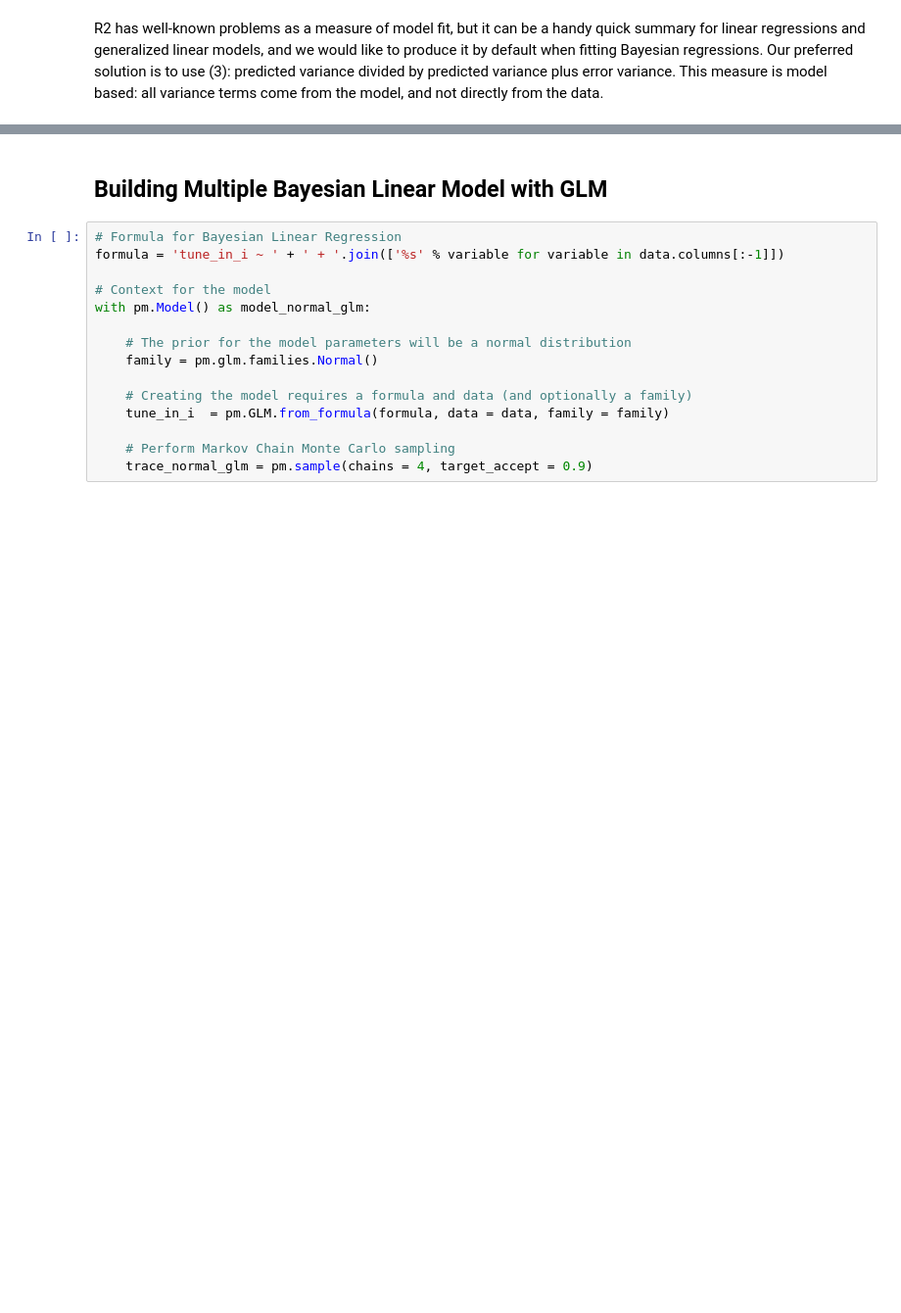
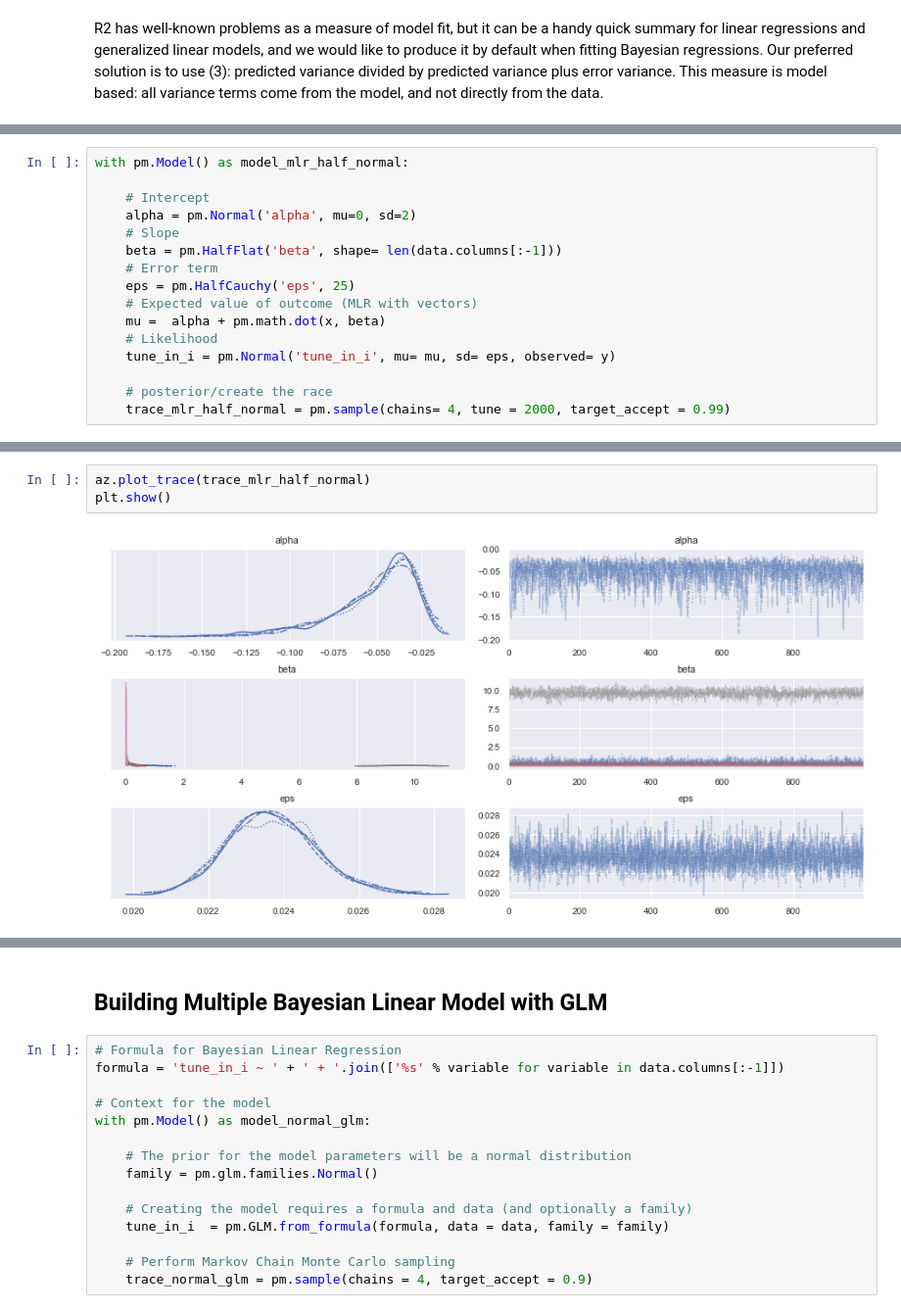
Before and after one commit to vanitoz/Bet-Awards, a Jupyter notebook: EDA_Modeling.ipynb, the cells around one changed output, grey strips where cells are left out. Shown at 98% size. Cells and saved outputs as stored; diff of their text form; blank space fills up the shorter version.

```diff
--- a/EDA_Modeling.ipynb
+++ b/EDA_Modeling.ipynb
@@ -218,0 +221,16 @@ posterior predictive variable tune_in_i's shape not compatible with number of ch
+# %%
+with pm.Model() as model_mlr_half_normal:
+
+    # Intercept
+    alpha = pm.Normal('alpha', mu=0, sd=2)
+    # Slope
+    beta = pm.HalfFlat('beta', shape= len(data.columns[:-1]))
+    # Error term
+    eps = pm.HalfCauchy('eps', 25)
+    # Expected value of outcome (MLR with vectors)
+    mu =  alpha + pm.math.dot(x, beta)
+    # Likelihood
+    tune_in_i = pm.Normal('tune_in_i', mu= mu, sd= eps, observed= y)
+
+    # posterior/create the race
+    trace_mlr_half_normal = pm.sample(chains= 4, tune = 2000, target_accept = 0.99)
@@ -218,0 +244,5 @@ posterior predictive variable tune_in_i's shape not compatible with number of ch
+# %%
+az.plot_trace(trace_mlr_half_normal)
+plt.show()
+# %% [output]
+[figure, added]
```
Also changed, not shown: parts of 17 cells of this notebook, 17 other files.
